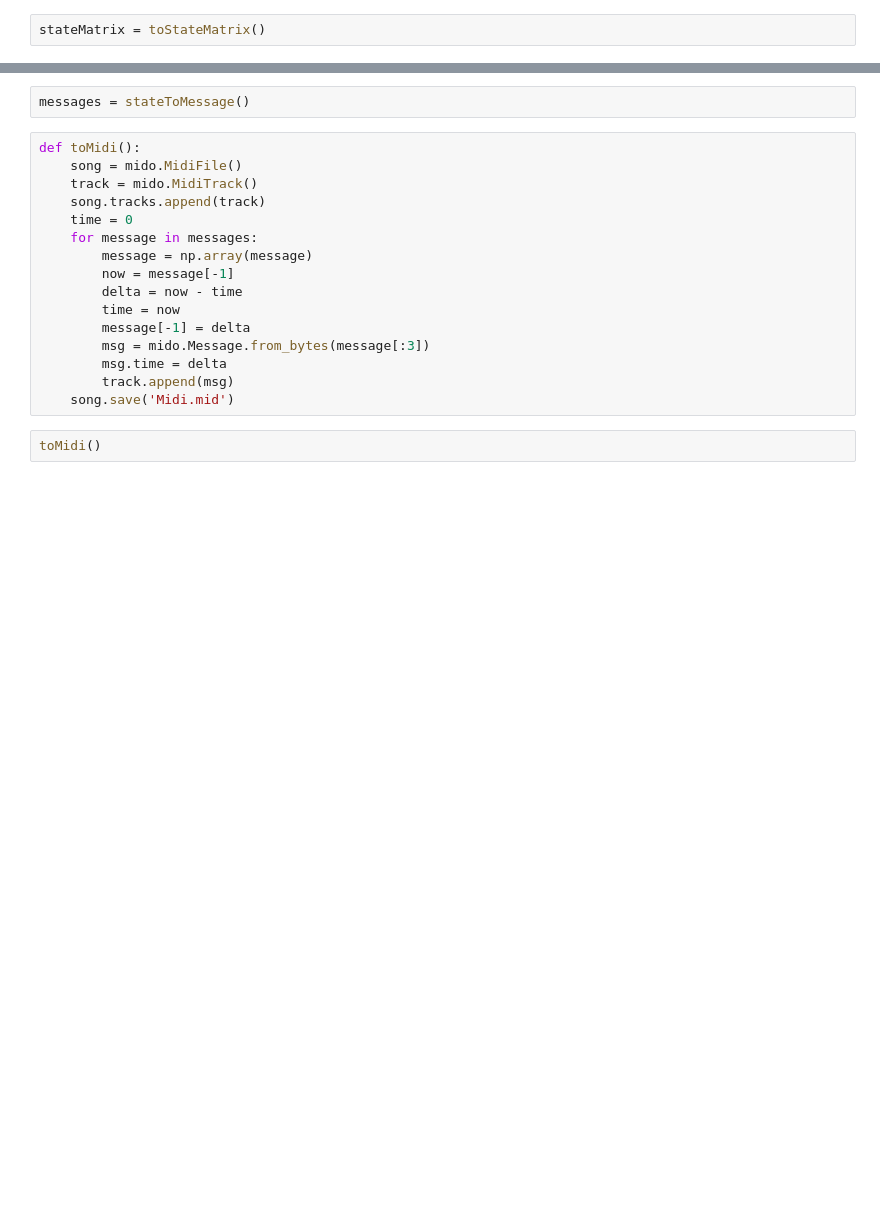
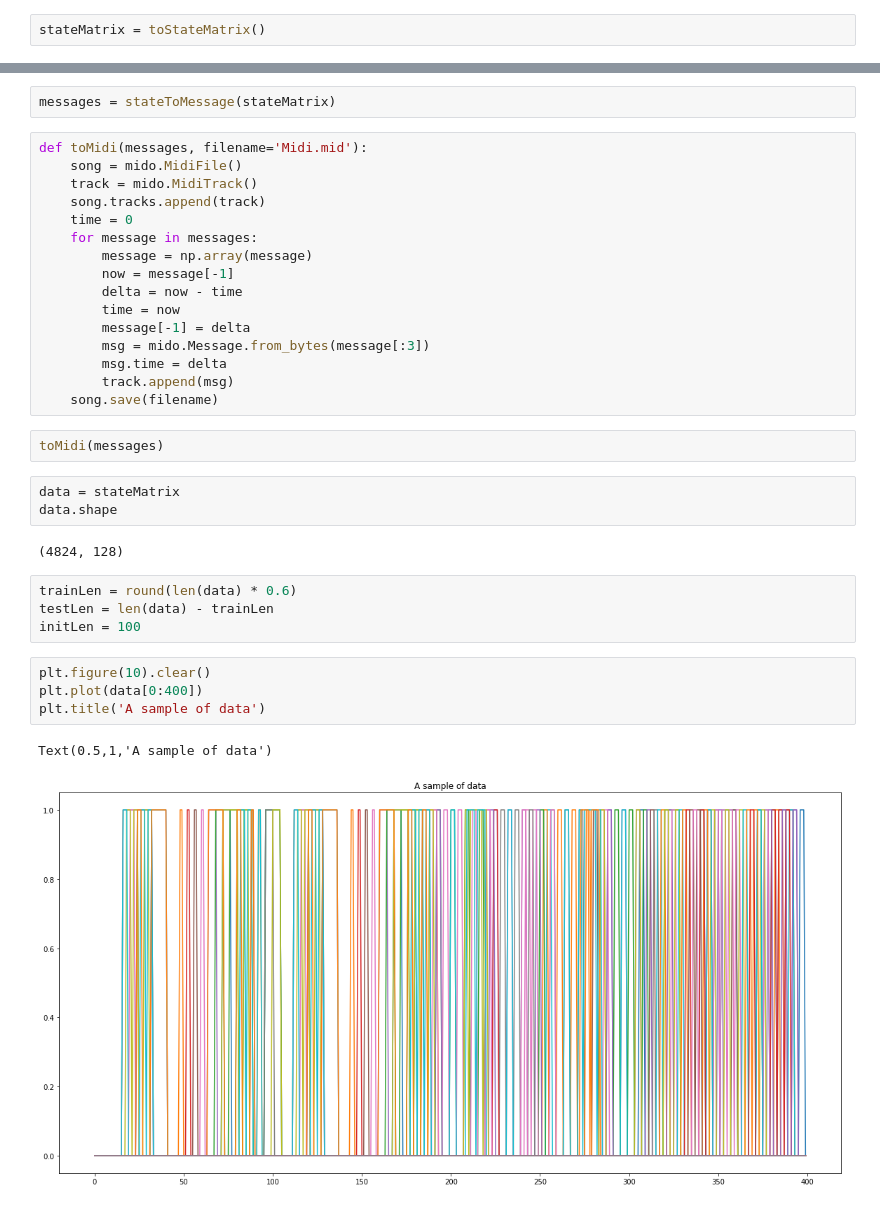
Before and after one commit to AzisK/Music-experiment, a Jupyter notebook: readNotes.ipynb, the cells around one changed output, grey strips where cells are left out. Saved outputs shown, nothing was run; the diff lists cells and outputs as text; blank space fills up the shorter version.

```diff
--- a/readNotes.ipynb
+++ b/readNotes.ipynb
@@ -176,9 +178,9 @@ def stateToMessage():
     sortedData = sorted(data, key=lambda x: x[-1])
     return sortedData
 # %%
-messages = stateToMessage()
+messages = stateToMessage(stateMatrix)
 # %%
-def toMidi():
+def toMidi(messages, filename='Midi.mid'):
     song = mido.MidiFile()
     track = mido.MidiTrack()
     song.tracks.append(track)
@@ -192,6 +194,22 @@ def toMidi():
         msg = mido.Message.from_bytes(message[:3])
         msg.time = delta
         track.append(msg)
-    song.save('Midi.mid')
+    song.save(filename)
 # %%
-toMidi()
+toMidi(messages)
+# %%
+data = stateMatrix
+data.shape
+# %% [output]
+(4824, 128)
+# %%
+trainLen = round(len(data) * 0.6)
+testLen = len(data) - trainLen
+initLen = 100
+# %%
+plt.figure(10).clear()
+plt.plot(data[0:400])
+plt.title('A sample of data')
+# %% [output]
+Text(0.5,1,'A sample of data')
+[figure, added]
```
Also changed, not shown: parts of 27 cells of this notebook, 1 other file.
